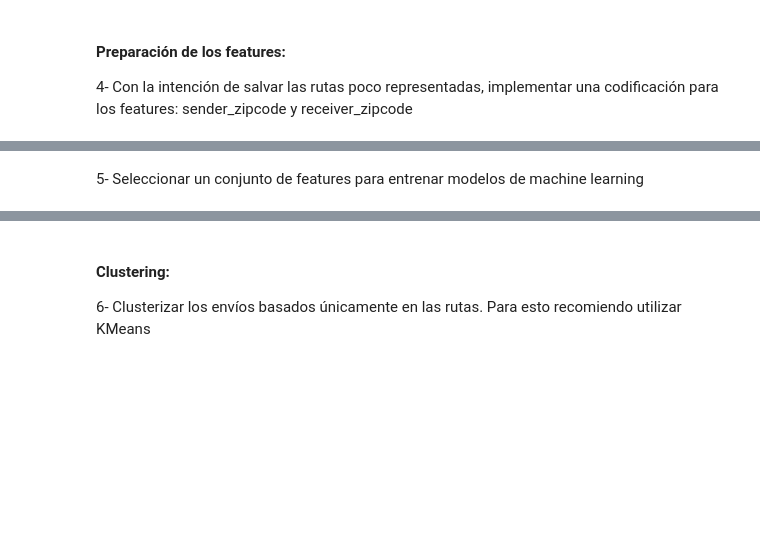
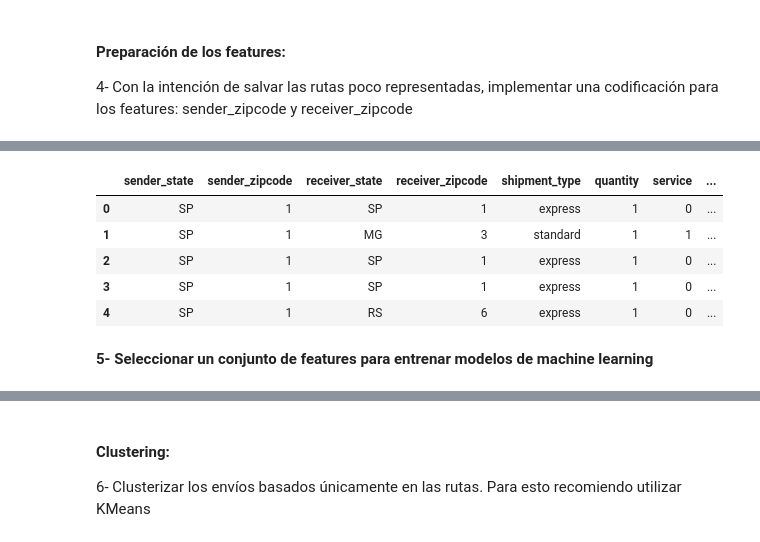
Before and after one commit to manquius/series_temporales, a Jupyter notebook: practico3_migue.ipynb, the cells around one changed output, grey strips where cells are left out. Drawn from its saved outputs; the diff is of its cells as text; code cells hidden in the pictures; blank space fills up the shorter version.

```diff
--- a/practico3_migue.ipynb
+++ b/practico3_migue.ipynb
@@ -178,2 +143,47 @@ X_test.head()
+# %%
+state_codes = {
+  "SP": 1,
+  "PR": 2,
+  "MG": 3,
+  "RJ": 4,
+  "SC": 5,
+  "RS": 6,
+  "GO": 7,
+  "ES": 8,
+  "BA": 9,
+  "DF": 10,
+  "PE": 11,
+  "CE": 12,
+  "MS": 13,
+  "PB": 14,
+  "RN": 15,
+  "MT": 16,
+  "PA": 17,
+  "AM": 18,
+  "PI": 19,
+  "RO": 20,
+  "SE": 21,
+  "AL": 22,
+  "MA": 23,
+  "TO": 24,
+  "AC": 25,
+  "RR": 26,
+  "AP": 27
+}
+# %%
+def convert_zipcodes(zipcode):
+    return state_codes[zipcode]
+
+df_clean['sender_zipcode'] = df_clean.sender_state.map(convert_zipcodes)
+df_clean['receiver_zipcode'] = df_clean.receiver_state.map(convert_zipcodes)
+# %%
+df_clean.head()
+# %% [output]
+|  | sender_state | sender_zipcode | receiver_state | receiver_zipcode | shipment_type | quantity | service | ... |
+| 0 | SP | 1 | SP | 1 | express | 1 | 0 | ... |
+| 1 | SP | 1 | MG | 3 | standard | 1 | 1 | ... |
+| 2 | SP | 1 | SP | 1 | express | 1 | 0 | ... |
+| 3 | SP | 1 | SP | 1 | express | 1 | 0 | ... |
+| 4 | SP | 1 | RS | 6 | express | 1 | 0 | ... |
 # %% [markdown]
-5- Seleccionar un conjunto de features para entrenar modelos de machine learning
+**5- Seleccionar un conjunto de features para entrenar modelos de machine learning**
```
Also changed, not shown: parts of 20 cells of this notebook.
